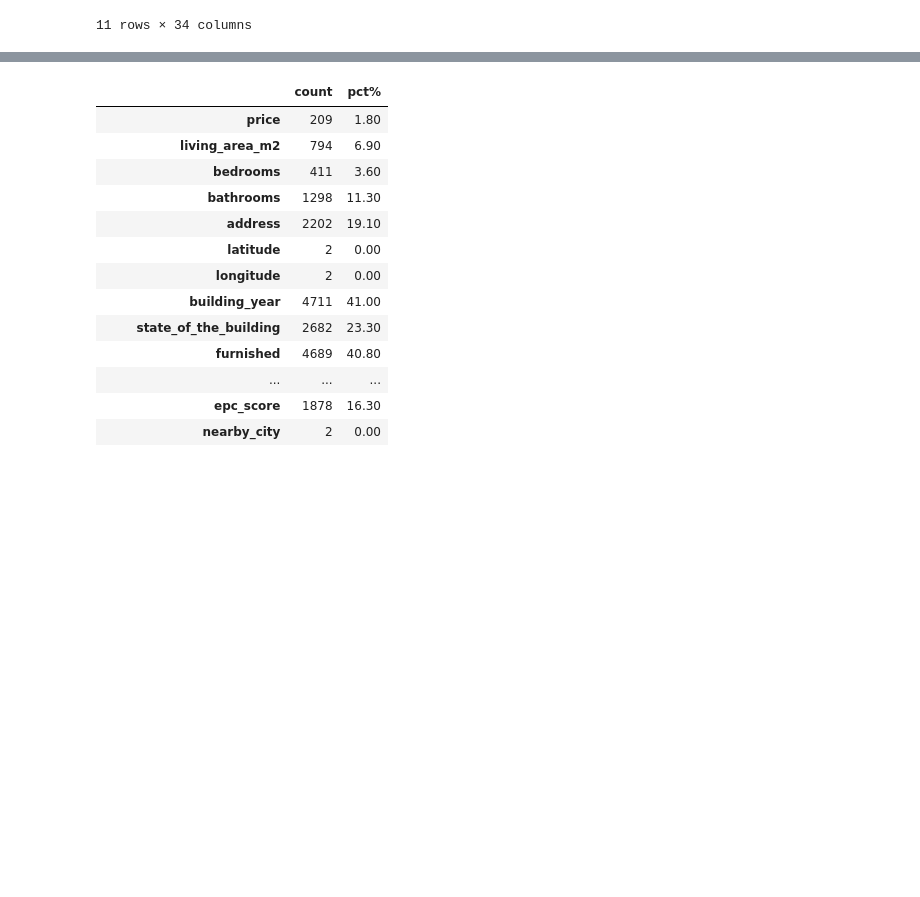
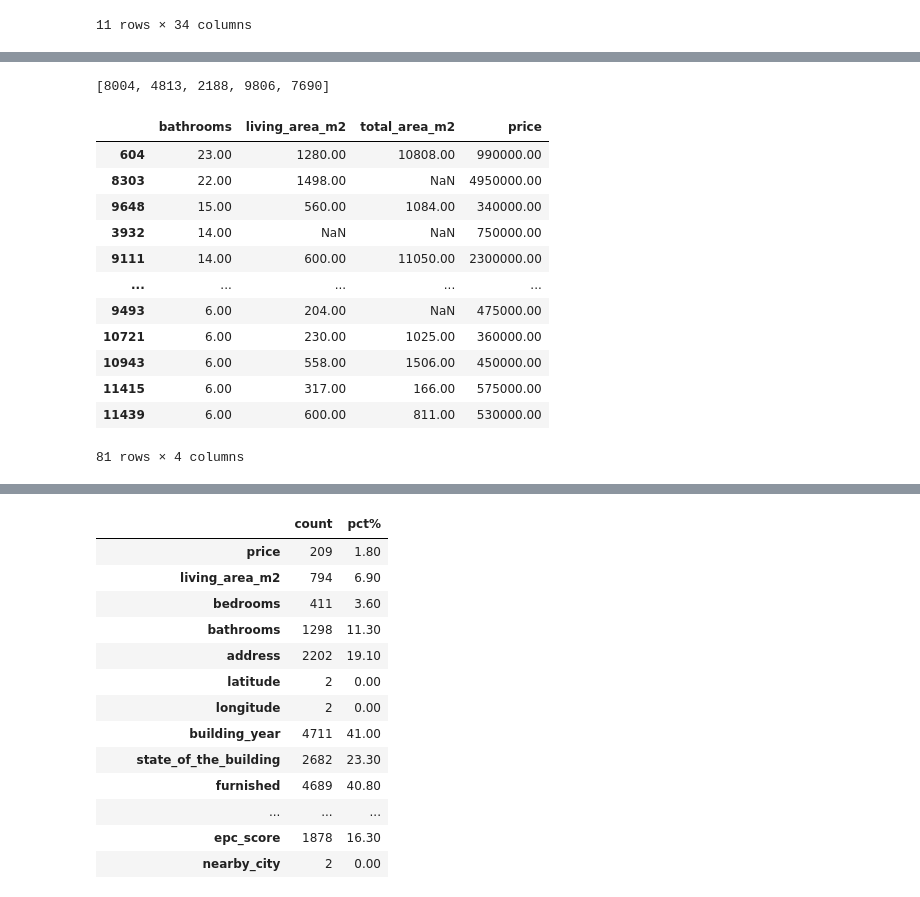
Before and after one commit to VictorCourtois135/immo-eliza-tigers-analysis, a Jupyter notebook: analysis/irene_dataset_check.ipynb, the cells around one changed output, grey strips where cells are left out. Drawn from its saved outputs; the diff is of its cells as text; code cells hidden in the pictures; blank space fills up the shorter version.

```diff
--- a/analysis/irene_dataset_check.ipynb
+++ b/analysis/irene_dataset_check.ipynb
@@ -83,0 +86,14 @@ df_immovlan.describe(include='all')
+# %%
+df_immo = df_immovlan.copy()
+# %%
+columns_to_control = ['living_area_m2', 'total_area_m2','price']
+suspect_vals_cols = ['bathrooms', 'bedrooms', 'floor_number']
+for suspect in suspect_vals_cols:
+    if suspect == 'bathrooms':
+        cond = (df_immo['bathrooms'] > 5.00)
+    elif suspect == 'bedrooms':
+        cond = (df_immo['bedrooms'] > 5.00)
+    else:
+        cond = (df_immo['floor_number'] == 999.00)
+
+    print(f"Property url: {df_immo.loc[cond, 'property_url']}")
@@ -83,0 +118,27 @@ df_immovlan.describe(include='all')
+# %%
+# printing temporary df
+
+condition = (df_immo['bathrooms'] > 5.00)
+df_immo_target = df_immo[condition].sort_values(by='bathrooms', ascending=False)
+
+indexes_to_be_deleted = df_immo_target[df_immo_target['price'].isna()].index.tolist()
+print(indexes_to_be_deleted)
+
+df_immo_to_print = df_immo_target[df_immo_target['price'].notna()]
+
+df_immo_to_print.loc[condition, ['bathrooms'] + columns_to_control]
+# %% [output]
+[8004, 4813, 2188, 9806, 7690]
+|  | bathrooms | living_area_m2 | total_area_m2 | price |
+| 604 | 23.00 | 1280.00 | 10808.00 | 990000.00 |
+| 8303 | 22.00 | 1498.00 | NaN | 4950000.00 |
+| 9648 | 15.00 | 560.00 | 1084.00 | 340000.00 |
+| 3932 | 14.00 | NaN | NaN | 750000.00 |
+| 9111 | 14.00 | 600.00 | 11050.00 | 2300000.00 |
+| ... | ... | ... | ... | ... |
+| 9493 | 6.00 | 204.00 | NaN | 475000.00 |
+| 10721 | 6.00 | 230.00 | 1025.00 | 360000.00 |
+| 10943 | 6.00 | 558.00 | 1506.00 | 450000.00 |
+| 11415 | 6.00 | 317.00 | 166.00 | 575000.00 |
+| 11439 | 6.00 | 600.00 | 811.00 | 530000.00 |
+81 rows × 4 columns
```
Also changed, not shown: parts of 19 cells of this notebook, 1 other file.
